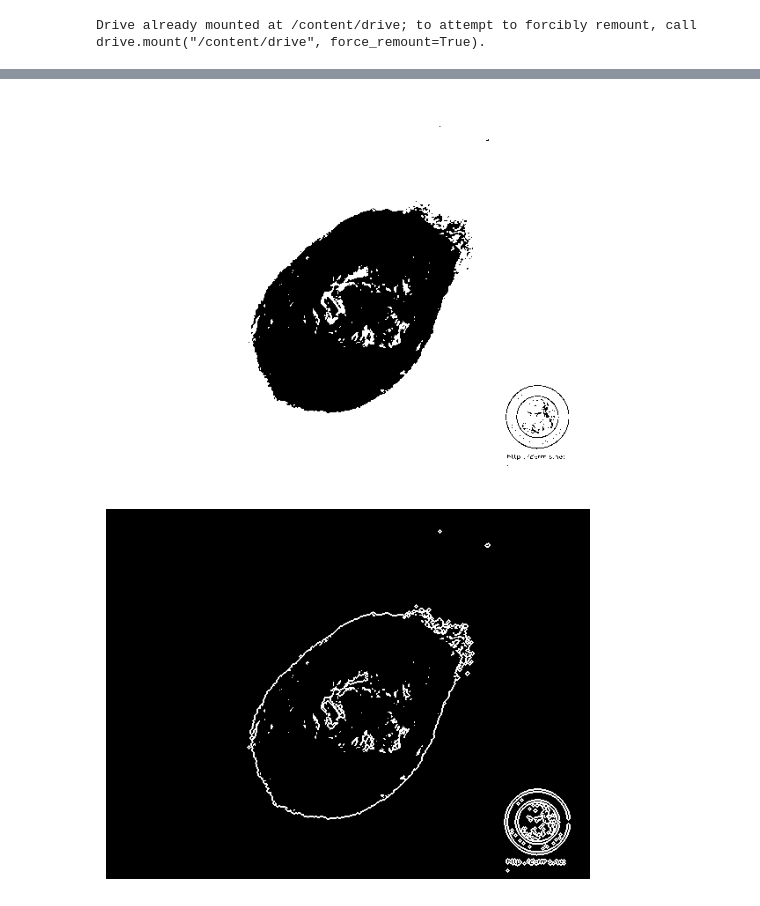
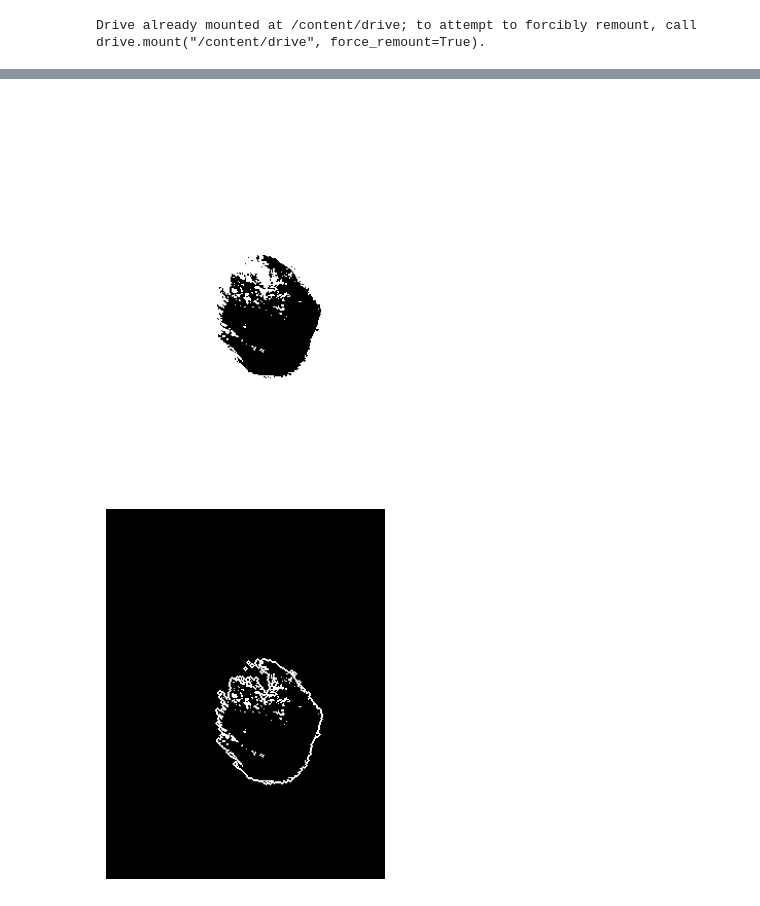
Before and after one commit to safira123-pixel/PCVK_Genap_2023, a Jupyter notebook: UAS_PCVK.ipynb, the cells around one changed output, grey strips where cells are left out. Drawn from its saved outputs; the diff is of its cells as text; code cells hidden in the pictures.

```diff
--- a/UAS_PCVK.ipynb
+++ b/UAS_PCVK.ipynb
@@ -74,36 +86,39 @@ plt.show()
 # %%
 # Membaca citra
-x1 = cv2.imread('/content/drive/MyDrive/PCVK/melanoma/dermIS/NM2_orig.jpg')
+x1 = cv2.imread('/content/drive/MyDrive/PCVK/melanoma/dermIS/SSM22_orig.jpg')
 
 # Mengubah citra menjadi grayscale
 I1 = cv2.cvtColor(x1, cv2.COLOR_BGR2GRAY)
 
+# piksel dengan intensitas di atas ambang batas akan menjadi putih (255)
+# piksel dengan intensitas di bawah ambang batas akan menjadi hitam (0).
 # Menggunakan metode Otsu untuk menentukan ambang batas
 _, b1 = cv2.threshold(I1, 0, 255, cv2.THRESH_BINARY + cv2.THRESH_OTSU)
 
 # Menampilkan citra biner
 plt.figure()
 plt.imshow(b1, cmap='gray')
 plt.axis('off')
 plt.show()
 # %% [output]
-[figure, old version]
+[figure, new version]
 # %%
 # Membaca citra
-x1 = cv2.imread('/content/drive/MyDrive/PCVK/melanoma/dermIS/NM2_orig.jpg')
+x1 = cv2.imread('/content/drive/MyDrive/PCVK/melanoma/dermIS/SSM22_orig.jpg')
 I1 = cv2.cvtColor(x1, cv2.COLOR_BGR2GRAY)
 
 # Menggunakan metode Otsu untuk menentukan ambang batas
 _, t = cv2.threshold(I1, 0, 255, cv2.THRESH_BINARY + cv2.THRESH_OTSU)
 
-# Matriks kernel LoG
+# Matriks kernel LoG digunakan untuk menghitung konvolusi dengan citra
 M = np.array([[0, 0, -1, 0, 0],
               [0, -1, -2, -1, 0],
               [-1, -2, 16, -2, -1],
               [0, -1, -2, -1, 0],
               [0, 0, -1, 0, 0]], dtype=np.float32)
 
-# Melakukan konvolusi LoG
+# Melakukan konvolusi LoG pada citra biner 'b1'
+#-1 untuk menjaga kedalaman citra hasil dengan citra imput
 LoG = cv2.filter2D(b1, -1, M)
 
 # Menampilkan citra hasil
@@ -111,4 +126,4 @@ plt.imshow(LoG, cmap='gray')
 plt.axis('off')
 plt.show()
 # %% [output]
-[figure, old version]
+[figure, new version]
```
Also changed, not shown: parts of 5 cells of this notebook.
